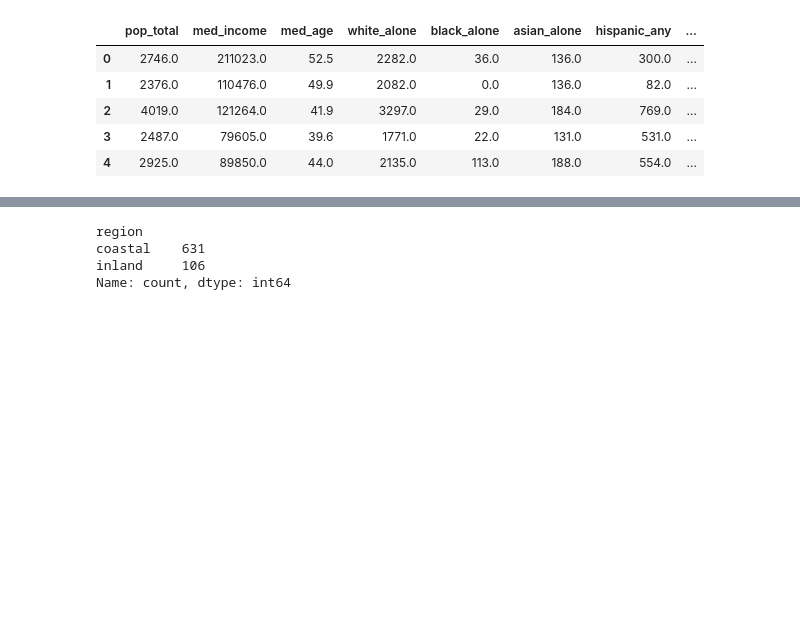
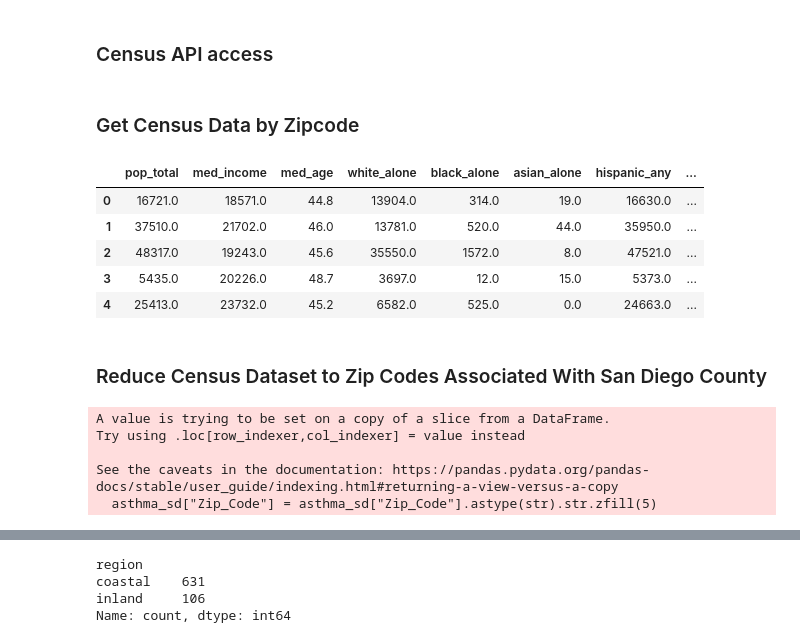
Before and after one commit to ikrvb1/Bridging-Air-Quality-and-Public-Health-in-San-Diego---DSC190, a Jupyter notebook: demographics.ipynb, the cells around one changed output, grey strips where cells are left out. Saved outputs shown, nothing was run; the diff lists cells and outputs as text; code cells hidden in the pictures; blank space fills up the shorter version.

Commit message:
Get census data by zip code

```diff
--- a/demographics.ipynb
+++ b/demographics.ipynb
@@ -10,6 +10,8 @@ import statsmodels.api as sm
 import statsmodels.formula.api as smf
 import seaborn as sns
 import matplotlib.pyplot as plt
+# %% [markdown]
+### Census API access
 # %%
 # Census API key
 plt.rcParams["figure.figsize"] = (8, 4)
@@ -27,45 +29,55 @@ END_YEAR = 2023
 # folder for any local CSVs you download
 DATA_DIR = "data"
 os.makedirs(DATA_DIR, exist_ok=True)
+# %% [markdown]
+### Get Census Data by Zipcode
 # %%
 ACS_VARS = {
     "B01003_001E": "pop_total",
     "B19013_001E": "med_income",
     "B01002_001E": "med_age",
     "B02001_002E": "white_alone",
     "B02001_003E": "black_alone",
     "B02001_005E": "asian_alone",
     "B03002_012E": "hispanic_any",
     "B17001_002E": "pop_below_poverty",
 }
 
 acs_cols = tuple(ACS_VARS.keys()) + ("NAME",)
 
-tracts_raw = c.acs5.state_county_tract(
+STATE_FIPS = states.CA.fips  # "06"
+
+# Pull ALL ZCTAs in California
+zcta_raw = c.acs5.state_zipcode(
     acs_cols,
     STATE_FIPS,
-    SAN_DIEGO_COUNTY_FIPS,
     Census.ALL
 )
 
-acs = pd.DataFrame(tracts_raw)
-acs.rename(columns=ACS_VARS, inplace=True)
+acs_zip = pd.DataFrame(zcta_raw).rename(columns=ACS_VARS)
 
-# construct full GEOID
-acs["GEOID"] = acs["state"] + acs["county"] + acs["tract"]
+# Rename + format ZIP/ZCTA key
+acs_zip.rename(columns={"zip code tabulation area": "Zip_Code"}, inplace=True)
+acs_zip["Zip_Code"] = acs_zip["Zip_Code"].astype(str).str.zfill(5)
 
-# some handy fractions
-acs["p_white"] = acs["white_alone"] / acs["pop_total"]
-acs["p_black"] = acs["black_alone"] / acs["pop_total"]
-acs["p_asian"] = acs["asian_alone"] / acs["pop_total"]
-acs["p_hispanic"] = acs["hispanic_any"] / acs["pop_total"]
-acs["p_poverty"] = acs["pop_below_poverty"] / acs["pop_total"]
+# Make sure numeric cols are numeric (API often returns strings)
+num_cols = list(ACS_VARS.values())
+acs_zip[num_cols] = acs_zip[num_cols].apply(pd.to_numeric, errors="coerce")
 
-acs.head()
+# Fractions
+acs_zip["p_white"] = acs_zip["white_alone"] / acs_zip["pop_total"]
+acs_zip["p_black"] = acs_zip["black_alone"] / acs_zip["pop_total"]
+acs_zip["p_asian"] = acs_zip["asian_alone"] / acs_zip["pop_total"]
+acs_zip["p_hispanic"] = acs_zip["hispanic_any"] / acs_zip["pop_total"]
+acs_zip["p_poverty"] = acs_zip["pop_below_poverty"] / acs_zip["pop_total"]
+
+acs_zip.head()
 # %% [output]
 |  | pop_total | med_income | med_age | white_alone | black_alone | asian_alone | hispanic_any | ... |
-| 0 | 2746.0 | 211023.0 | 52.5 | 2282.0 | 36.0 | 136.0 | 300.0 | ... |
-| 1 | 2376.0 | 110476.0 | 49.9 | 2082.0 | 0.0 | 136.0 | 82.0 | ... |
-| 2 | 4019.0 | 121264.0 | 41.9 | 3297.0 | 29.0 | 184.0 | 769.0 | ... |
-| 3 | 2487.0 | 79605.0 | 39.6 | 1771.0 | 22.0 | 131.0 | 531.0 | ... |
-| 4 | 2925.0 | 89850.0 | 44.0 | 2135.0 | 113.0 | 188.0 | 554.0 | ... |
+| 0 | 16721.0 | 18571.0 | 44.8 | 13904.0 | 314.0 | 19.0 | 16630.0 | ... |
+| 1 | 37510.0 | 21702.0 | 46.0 | 13781.0 | 520.0 | 44.0 | 35950.0 | ... |
+| 2 | 48317.0 | 19243.0 | 45.6 | 35550.0 | 1572.0 | 8.0 | 47521.0 | ... |
+| 3 | 5435.0 | 20226.0 | 48.7 | 3697.0 | 12.0 | 15.0 | 5373.0 | ... |
+| 4 | 25413.0 | 23732.0 | 45.2 | 6582.0 | 525.0 | 0.0 | 24663.0 | ... |
+# %% [markdown]
+### Reduce Census Dataset to Zip Codes Associated With San Diego County
@@ -71,0 +86,9 @@ acs.head()
+# %%
+asthma_sd = asthma[asthma['County'] == 'San Diego']
+asthma_sd["Zip_Code"] = asthma_sd["Zip_Code"].astype(str).str.zfill(5)
+# %% [output]
+A value is trying to be set on a copy of a slice from a DataFrame.
+Try using .loc[row_indexer,col_indexer] = value instead
+
+See the caveats in the documentation: https://pandas.pydata.org/pandas-docs/stable/user_guide/indexing.html#returning-a-view-versus-a-copy
+  asthma_sd["Zip_Code"] = asthma_sd["Zip_Code"].astype(str).str.zfill(5)
```
Also changed, not shown: parts of 5 cells of this notebook, 2 other files.
